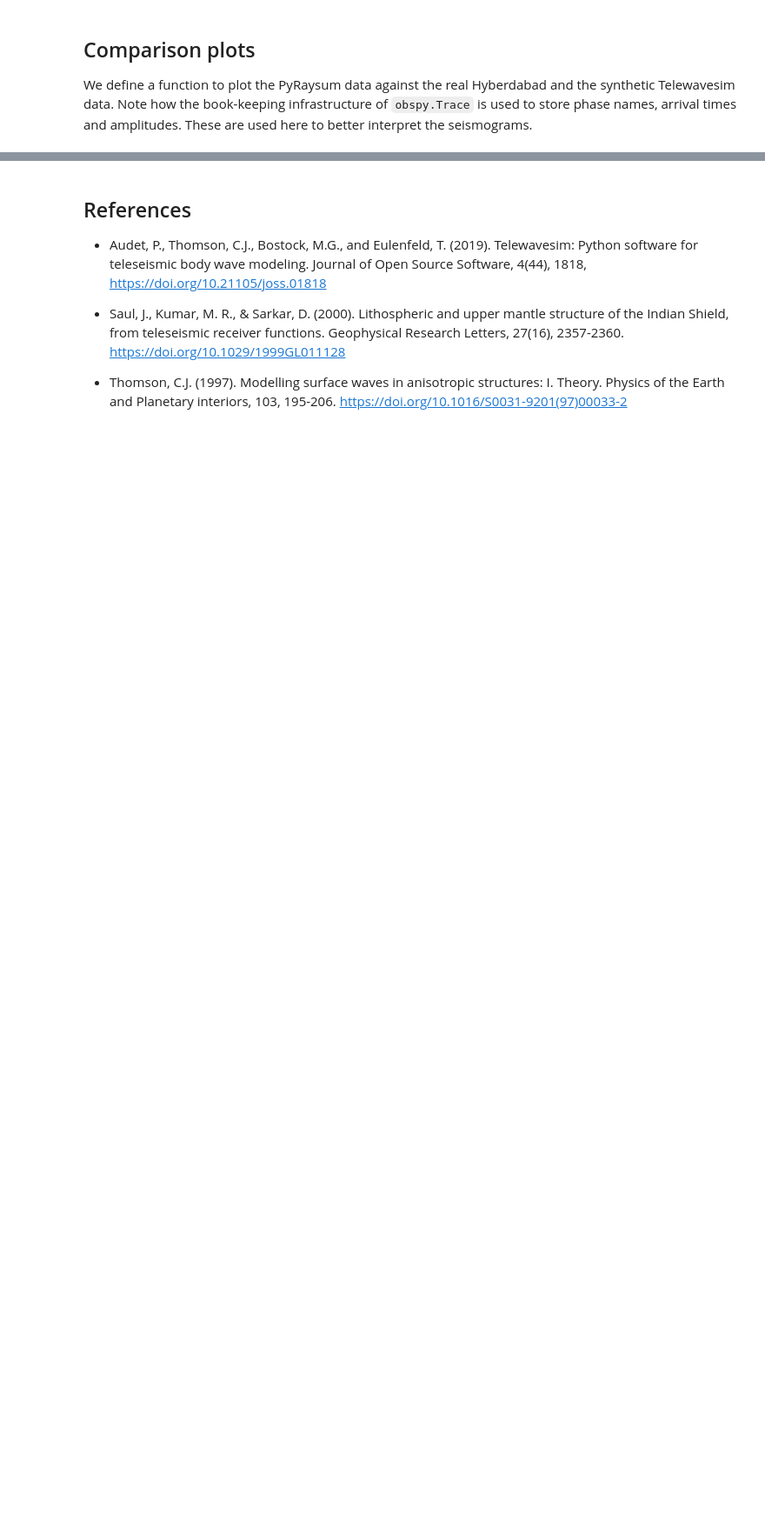
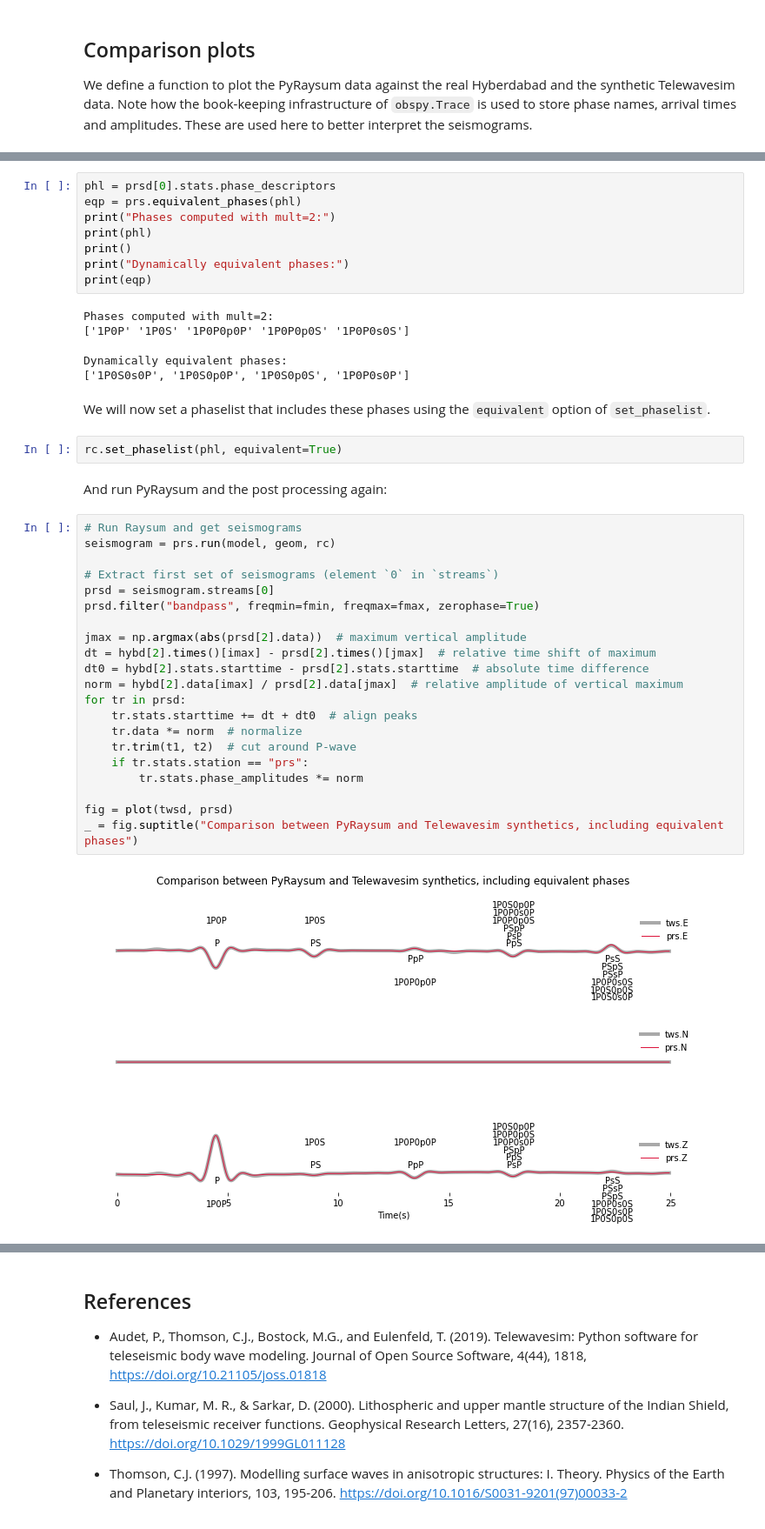
Before and after one commit to paudetseis/PyRaysum, a Jupyter notebook: pyraysum/examples/notebooks/1_make_seismograms.ipynb, the cells around one changed output, grey strips where cells are left out. Shown: that part at 87% size. Saved outputs shown, nothing was run; the diff lists cells and outputs as text; blank space fills up the shorter version.

```diff
--- a/pyraysum/examples/notebooks/1_make_seismograms.ipynb
+++ b/pyraysum/examples/notebooks/1_make_seismograms.ipynb
@@ -223,0 +246,43 @@ _ = fig.suptitle("Comparison between PyRaysum and Telewavesim synthetics")
+# %%
+phl = prsd[0].stats.phase_descriptors
+eqp = prs.equivalent_phases(phl)
+print("Phases computed with mult=2:")
+print(phl)
+print()
+print("Dynamically equivalent phases:")
+print(eqp)
+# %% [output]
+Phases computed with mult=2:
+['1P0P' '1P0S' '1P0P0p0P' '1P0P0p0S' '1P0P0s0S']
+
+Dynamically equivalent phases:
+['1P0S0s0P', '1P0S0p0P', '1P0S0p0S', '1P0P0s0P']
+# %% [markdown]
+We will now set a phaselist that includes these phases using the `equivalent` option of `set_phaselist`.
+# %%
+rc.set_phaselist(phl, equivalent=True)
+# %% [markdown]
+And run PyRaysum and the post processing again:
+# %%
+# Run Raysum and get seismograms
+seismogram = prs.run(model, geom, rc)
+
+# Extract first set of seismograms (element `0` in `streams`)
+prsd = seismogram.streams[0]
+prsd.filter("bandpass", freqmin=fmin, freqmax=fmax, zerophase=True)
+
+jmax = np.argmax(abs(prsd[2].data))  # maximum vertical amplitude
+dt = hybd[2].times()[imax] - prsd[2].times()[jmax]  # relative time shift of maximum
+dt0 = hybd[2].stats.starttime - prsd[2].stats.starttime  # absolute time difference
+norm = hybd[2].data[imax] / prsd[2].data[jmax]  # relative amplitude of vertical maximum
+for tr in prsd:
+    tr.stats.starttime += dt + dt0  # align peaks
+    tr.data *= norm  # normalize
+    tr.trim(t1, t2)  # cut around P-wave
+    if tr.stats.station == "prs":
+        tr.stats.phase_amplitudes *= norm
+
+fig = plot(twsd, prsd)
+_ = fig.suptitle("Comparison between PyRaysum and Telewavesim synthetics, including equivalent phases")
+# %% [output]
+[figure, added]
```
Also changed, not shown: parts of 14 cells of this notebook.
